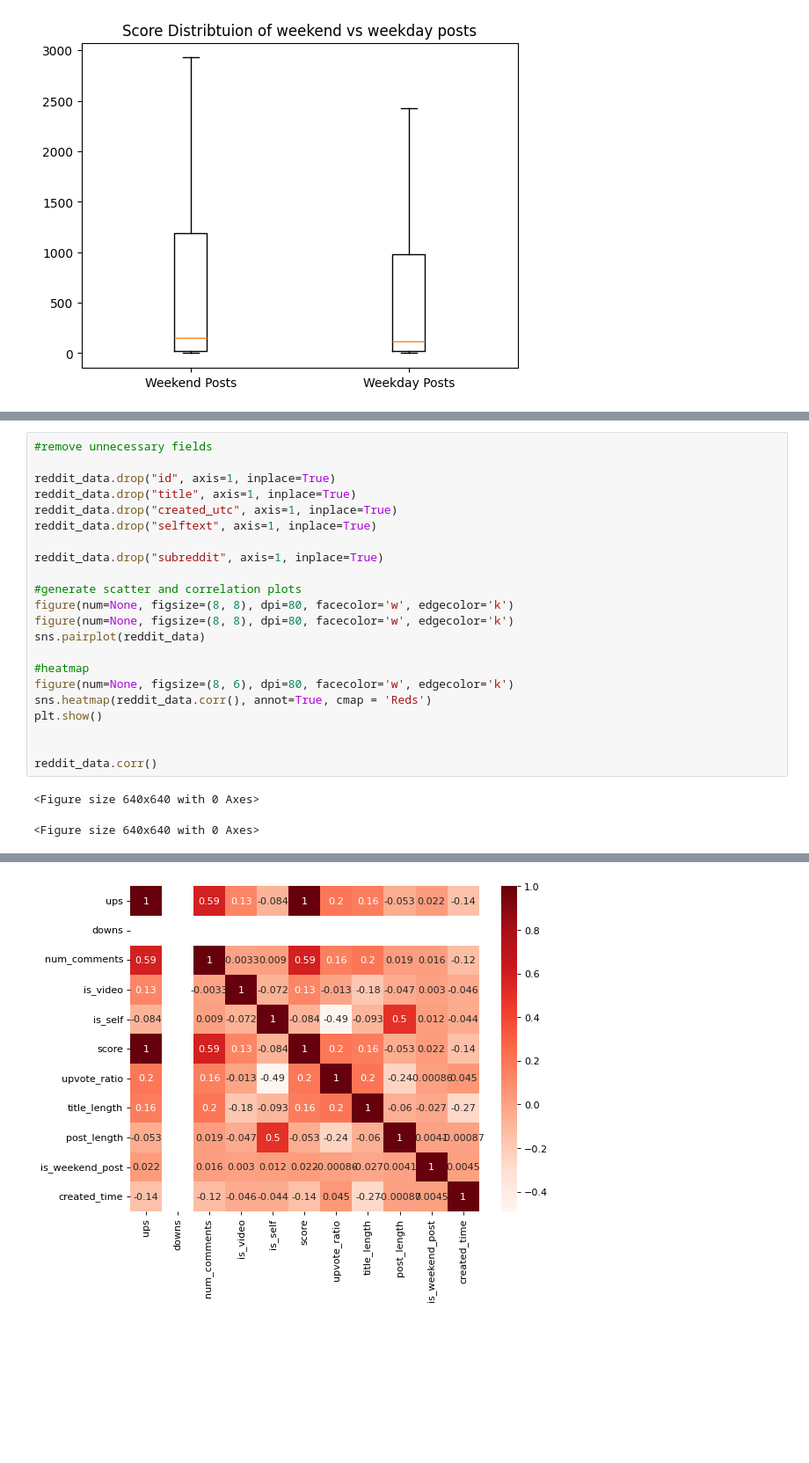
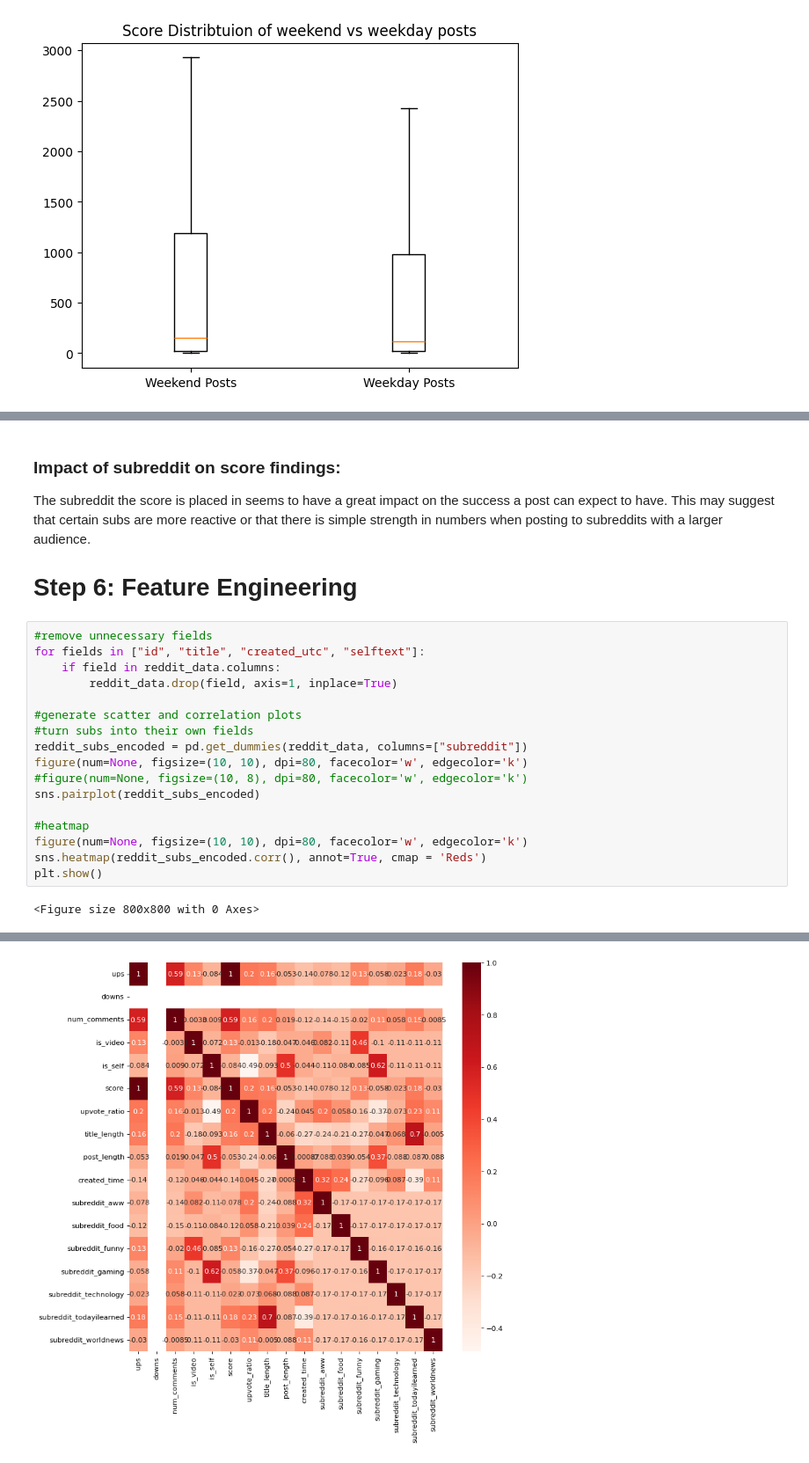
Before and after one commit to chealy90/data-science-ca2, a Jupyter notebook: DataAnalysis.ipynb, the cells around one changed output, grey strips where cells are left out. Shown at 88% size. Cells and saved outputs as stored; diff of their text form; blank space fills up the shorter version.

Commit message:
changes to feature engineering to include subreddit as dummy text

```diff
--- a/DataAnalysis.ipynb
+++ b/DataAnalysis.ipynb
@@ -302,25 +318,25 @@ When averages are excluded the average scores for weekend and weekday posts are
+# %% [markdown]
+### Impact of subreddit on score findings:
+The subreddit the score is placed in seems to have a great impact on the success a post can expect to have. This may suggest that certain subs are more reactive or that there is simple strength in numbers when posting to subreddits with a larger audience.
+
+
+# Step 6: Feature Engineering
 # %%
 #remove unnecessary fields
-
-reddit_data.drop("id", axis=1, inplace=True)
-reddit_data.drop("title", axis=1, inplace=True)
-reddit_data.drop("created_utc", axis=1, inplace=True)
-reddit_data.drop("selftext", axis=1, inplace=True)
-
-reddit_data.drop("subreddit", axis=1, inplace=True)
+for fields in ["id", "title", "created_utc", "selftext"]:
+    if field in reddit_data.columns:
+        reddit_data.drop(field, axis=1, inplace=True)
 
 #generate scatter and correlation plots
-figure(num=None, figsize=(8, 8), dpi=80, facecolor='w', edgecolor='k')
-figure(num=None, figsize=(8, 8), dpi=80, facecolor='w', edgecolor='k')
-sns.pairplot(reddit_data)
+#turn subs into their own fields
+reddit_subs_encoded = pd.get_dummies(reddit_data, columns=["subreddit"])
+figure(num=None, figsize=(10, 10), dpi=80, facecolor='w', edgecolor='k')
+#figure(num=None, figsize=(10, 8), dpi=80, facecolor='w', edgecolor='k')
+sns.pairplot(reddit_subs_encoded)
 
 #heatmap
-figure(num=None, figsize=(8, 6), dpi=80, facecolor='w', edgecolor='k')
-sns.heatmap(reddit_data.corr(), annot=True, cmap = 'Reds')
+figure(num=None, figsize=(10, 10), dpi=80, facecolor='w', edgecolor='k')
+sns.heatmap(reddit_subs_encoded.corr(), annot=True, cmap = 'Reds')
 plt.show()
-
-
-reddit_data.corr()
 # %% [output]
-<Figure size 640x640 with 0 Axes>
+<Figure size 800x800 with 0 Axes>
-<Figure size 640x640 with 0 Axes>
@@ -328 +344 @@ reddit_data.corr()
-[figure, old version]
+[figure, new version]
```
Also changed, not shown: parts of 6 cells of this notebook.
